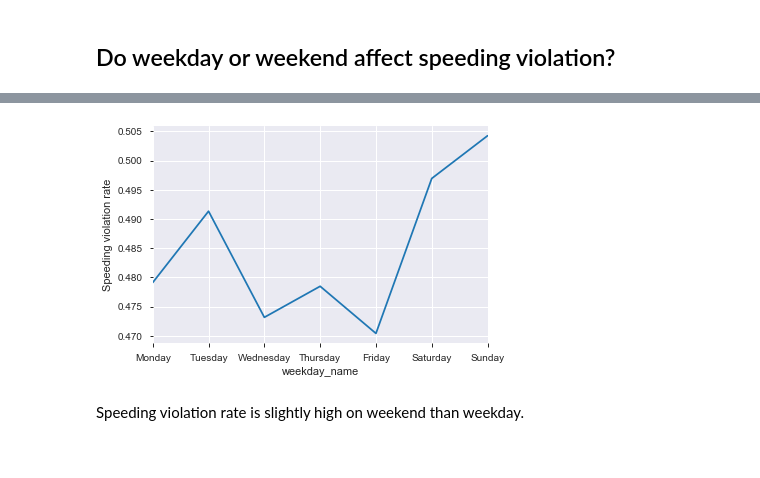
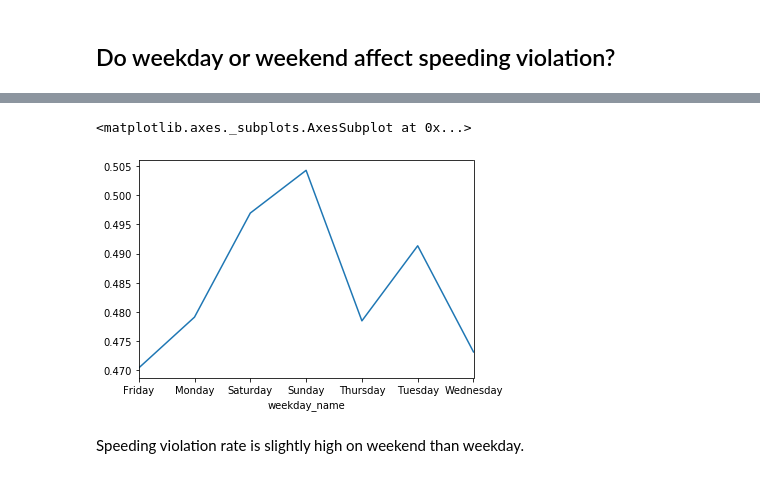
Before and after one commit to Happydogs/Aurora_Policing_Project, a Jupyter notebook: Aurora_Policing_Project.ipynb, the cells around one changed output, grey strips where cells are left out. Drawn from its saved outputs; the diff is of its cells as text; code cells hidden in the pictures.

Commit message:
Having issues with weekday_by_violation change weekday index order

```diff
--- a/Aurora_Policing_Project.ipynb
+++ b/Aurora_Policing_Project.ipynb
@@ -1317,3 +1312,5 @@ police_weather_data.head()
 | 2012-01-01 09:36:00 | 23 | white | male | Speeding | 0.485253 | Good | Young | ... |
 | 2012-01-01 09:40:00 | 39 | white | female | Speeding | 0.485253 | Good | Mid Adult | ... |
 | 2012-01-01 09:46:00 | 75 | white | male | Failed to Present Evidence of Ins... | 0.083805 | Good | Old | ... |
+# %%
+week_violation = police_weather_data[['violation','weekday_name']]
@@ -1319,0 +1331,2 @@ police_weather_data.head()
+# %%
+week_violation = week_violation.dropna()
@@ -1320,2 +1353,2 @@ police_weather_data.head()
 # %%
-week_violation = police_weather_data.groupby('weekday_name').violation.value_counts(normalize=True)
+violation_percent_by_day=week_violation.groupby('weekday_name').violation.value_counts(normalize=True)
@@ -1383,9 +1397,8 @@ week_violation
-# %%
-week_violation.loc['Speeding',:].plot()
-plt.ylabel('Speeding violation rate')
-plt.show()
-# %% [output]
-[figure, removed]
+# %%
+violation_percent_by_day.loc[:,'Speeding'].plot()
+# %% [output]
+<matplotlib.axes._subplots.AxesSubplot at 0x...>
+[figure, added]
 # %% [markdown]
 Speeding violation rate is slightly high on weekend than weekday.
 # %% [markdown]
```
Also changed, not shown: parts of 33 cells of this notebook.
